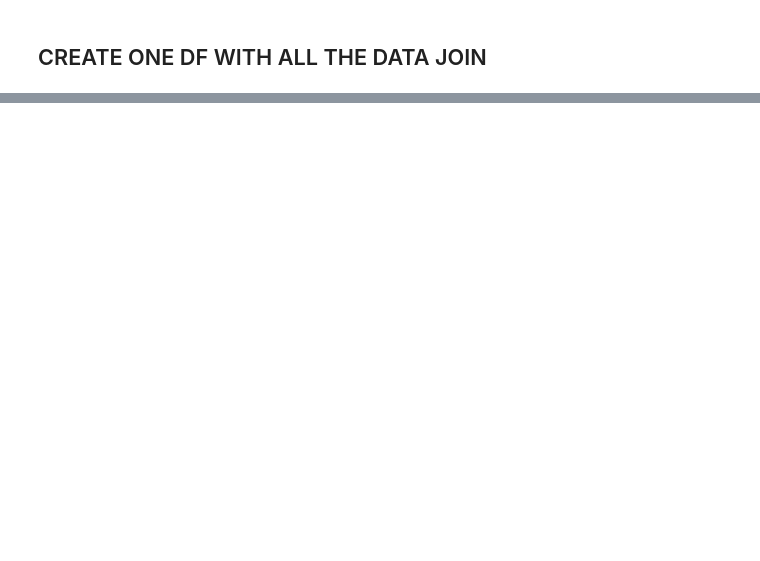
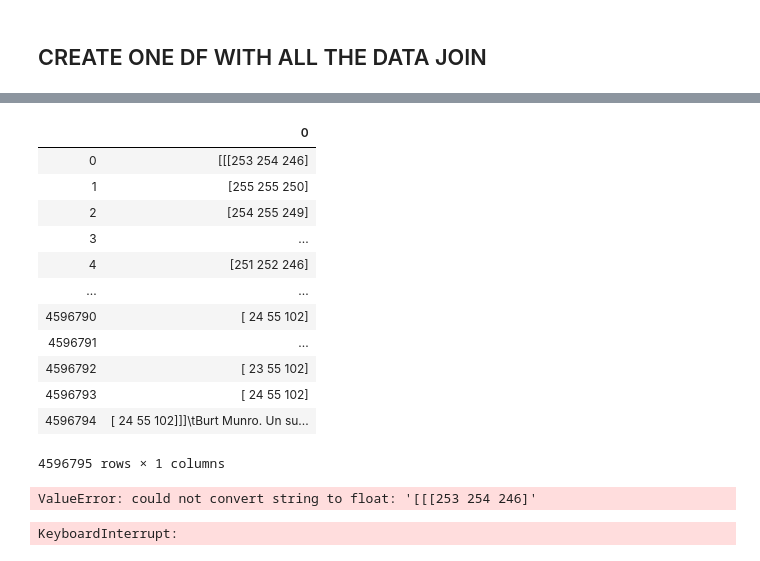
Before and after one commit to juan97serrano/IMDB_Prediction-TFM, a Jupyter notebook: Preprocessing/readimg_and_createdf.ipynb, the cells around one changed output, grey strips where cells are left out. Saved outputs shown, nothing was run; the diff lists cells and outputs as text; code cells hidden in the pictures; blank space fills up the shorter version.

```diff
--- a/Preprocessing/readimg_and_createdf.ipynb
+++ b/Preprocessing/readimg_and_createdf.ipynb
@@ -99,3 +142,52 @@ a.head(5)
+# %%
+data
+# %% [output]
+|  | 0 |
+| 0 | [[[253 254 246] |
+| 1 | [255 255 250] |
+| 2 | [254 255 249] |
+| 3 | ... |
+| 4 | [251 252 246] |
+| ... | ... |
+| 4596790 | [ 24 55 102] |
+| 4596791 | ... |
+| 4596792 | [ 23 55 102] |
+| 4596793 | [ 24 55 102] |
+| 4596794 | [ 24 55 102]]]\tBurt Munro. Un su... |
+4596795 rows × 1 columns
+# %%
+data = np.loadtxt('data.csv', delimiter=',')
+# %% [output]
+ValueError: could not convert string to float: '[[[253 254 246]'
 # %%
 plt.imshow(a.iloc[79][0]/255)
 plt.show()
+# %%
+
+# save numpy array as npz file
+from numpy import asarray
+from numpy import savez_compressed
+# define data
+#data = asarray([[0, 1, 2, 3, 4, 5, 6, 7, 8, 9]])
+# save to npy file
+savez_compressed('data.npz', filtered_numpy_with_img)
+
+# load numpy array from npz file
+from numpy import load
+# load dict of arrays
+dict_data = load('data.npz')
+# extract the first array
+data = dict_data['arr_0']
+# print the array
+print(data)
+
+# load numpy array from npz file
+from numpy import load
+# load dict of arrays
+dict_data = load('data.npz')
+# extract the first array
+data = dict_data['arr_0']
+# print the array
+print(data)
+# %% [output]
+KeyboardInterrupt:
```
Also changed, not shown: parts of 20 cells of this notebook.
